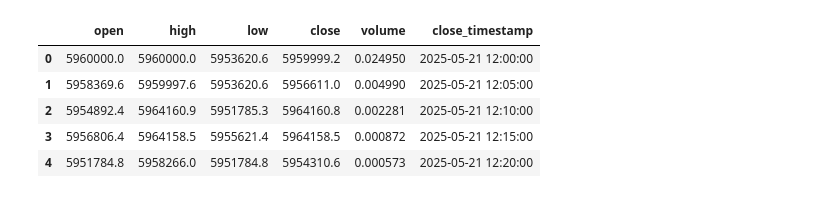
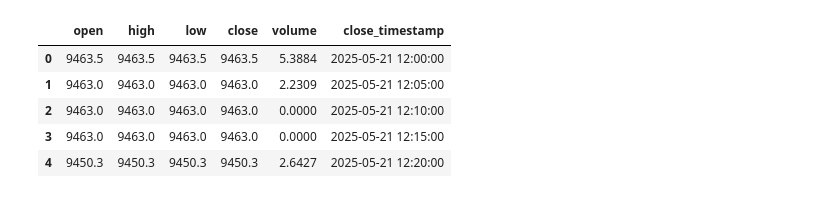
Before and after one commit to mawi-delosreyes/Harvest, a Jupyter notebook: Prediction Learning/lightgbm.ipynb, the cells around one changed output. Cells and saved outputs as stored; diff of their text form; code cells hidden in the pictures.

```diff
--- a/Prediction Learning/lightgbm.ipynb
+++ b/Prediction Learning/lightgbm.ipynb
@@ -6,12 +6,12 @@ import matplotlib.pyplot as plt
 import joblib
 from sklearn.metrics import mean_absolute_error, mean_squared_error
 # %%
-df = pd.read_csv("BTC.csv", usecols=['close_timestamp', 'open', 'high', 'low', 'close', 'volume'])
+df = pd.read_csv("SOL.csv", usecols=['close_timestamp', 'open', 'high', 'low', 'close', 'volume'])
 df.head()
 # %% [output]
 |  | open | high | low | close | volume | close_timestamp |
-| 0 | 5960000.0 | 5960000.0 | 5953620.6 | 5959999.2 | 0.024950 | 2025-05-21 12:00:00 |
-| 1 | 5958369.6 | 5959997.6 | 5953620.6 | 5956611.0 | 0.004990 | 2025-05-21 12:05:00 |
-| 2 | 5954892.4 | 5964160.9 | 5951785.3 | 5964160.8 | 0.002281 | 2025-05-21 12:10:00 |
-| 3 | 5956806.4 | 5964158.5 | 5955621.4 | 5964158.5 | 0.000872 | 2025-05-21 12:15:00 |
-| 4 | 5951784.8 | 5958266.0 | 5951784.8 | 5954310.6 | 0.000573 | 2025-05-21 12:20:00 |
+| 0 | 9463.5 | 9463.5 | 9463.5 | 9463.5 | 5.3884 | 2025-05-21 12:00:00 |
+| 1 | 9463.0 | 9463.0 | 9463.0 | 9463.0 | 2.2309 | 2025-05-21 12:05:00 |
+| 2 | 9463.0 | 9463.0 | 9463.0 | 9463.0 | 0.0000 | 2025-05-21 12:10:00 |
+| 3 | 9463.0 | 9463.0 | 9463.0 | 9463.0 | 0.0000 | 2025-05-21 12:15:00 |
+| 4 | 9450.3 | 9450.3 | 9450.3 | 9450.3 | 2.6427 | 2025-05-21 12:20:00 |
```
Also changed, not shown: parts of 5 cells of this notebook, 12 other files.
